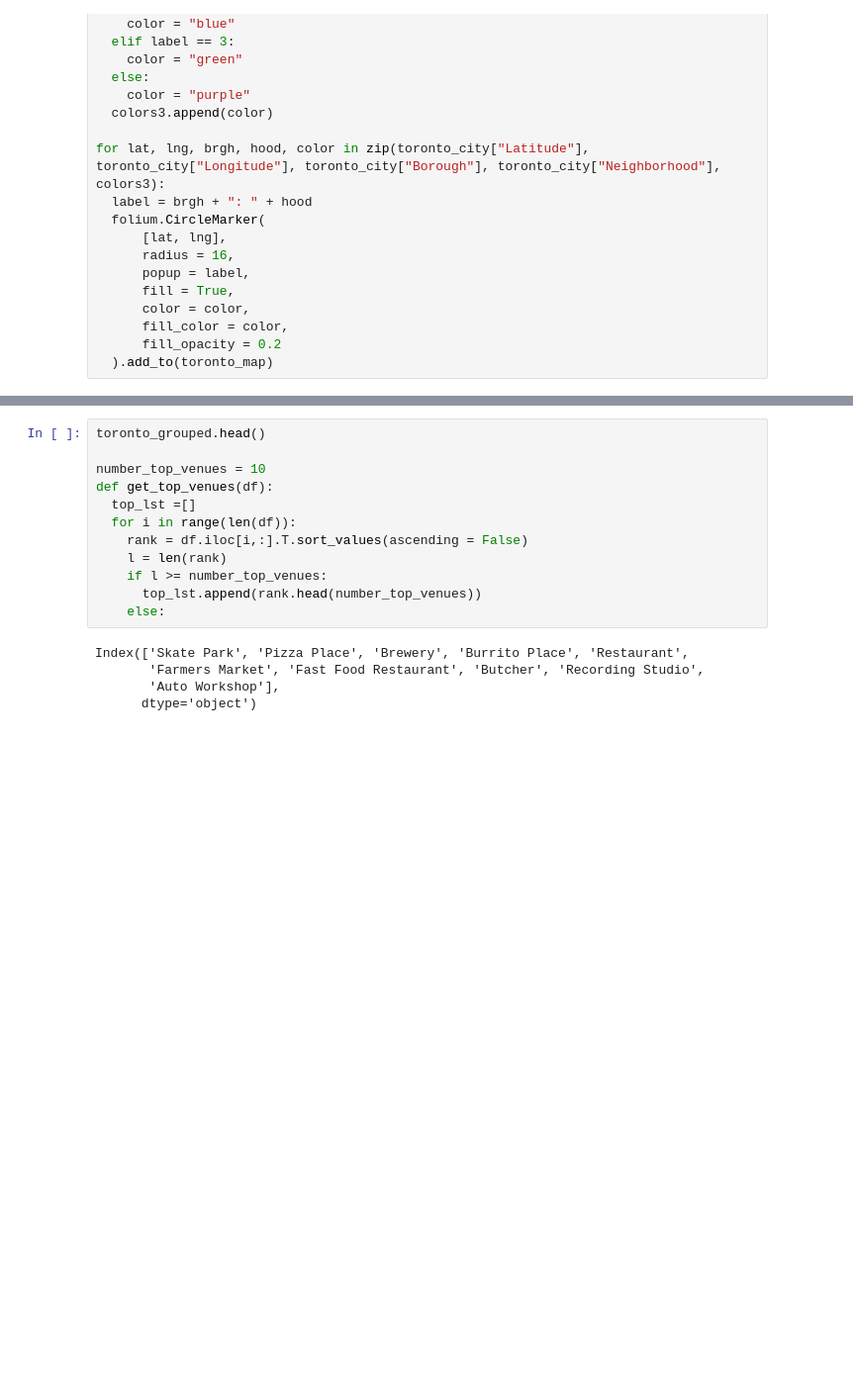
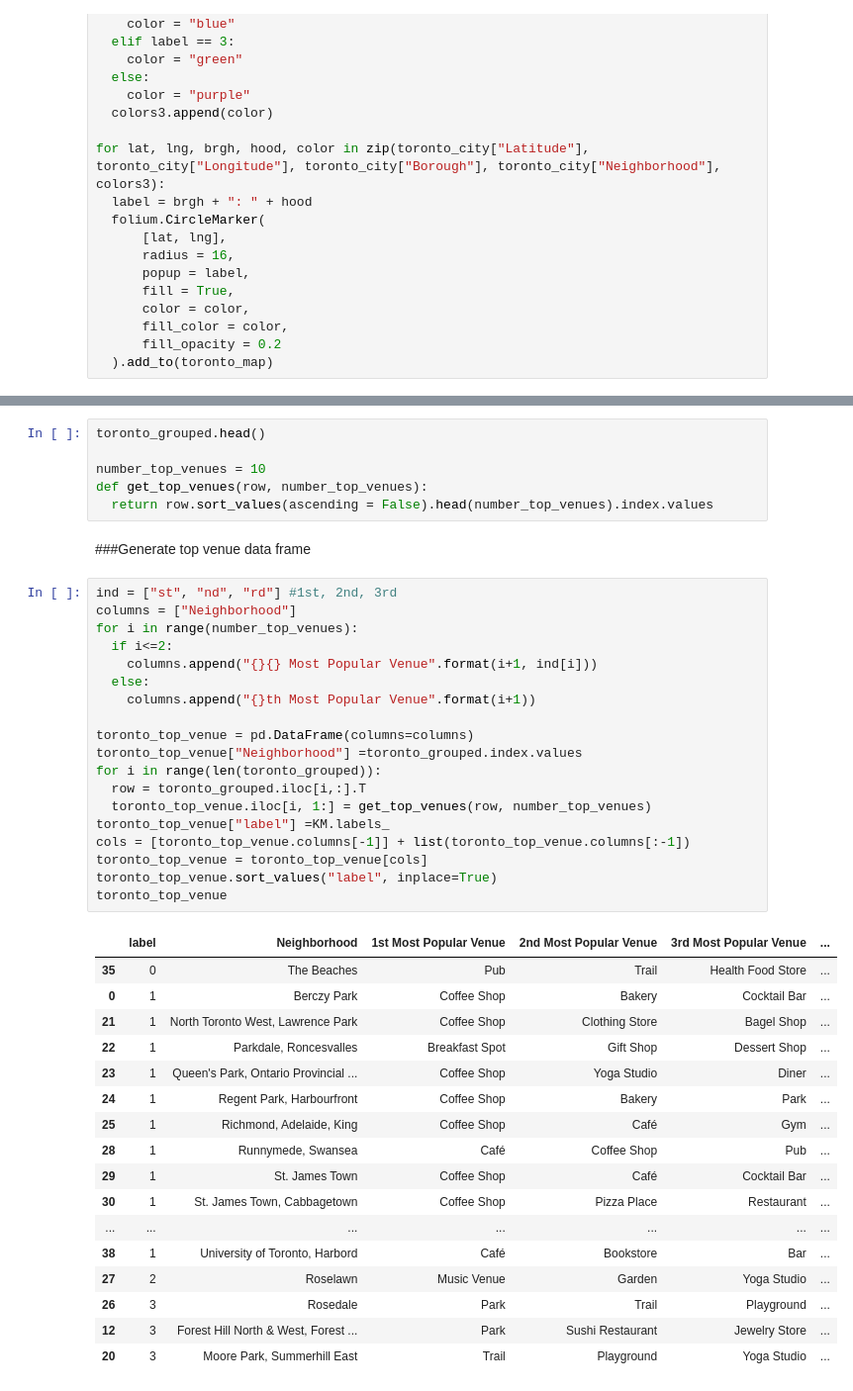
Before and after one commit to vonnan/IBM-capstone-project, a Jupyter notebook: IBM_capstone.ipynb, the cells around one changed output, grey strips where cells are left out. Shown at 99% size. Cells and saved outputs as stored; diff of their text form; blank space fills up the shorter version.

```diff
--- a/IBM_capstone.ipynb
+++ b/IBM_capstone.ipynb
@@ -342,20 +342,48 @@ for lat, lng, brgh, hood, color in zip(toronto_city["Latitude"], toronto_city["L
 toronto_map
 # %% [output]
 [interactive output not drawn]
-# %%
-toronto_grouped.head()
-
-number_top_venues = 10
-def get_top_venues(df):
-  top_lst =[]
-  for i in range(len(df)):
-    rank = df.iloc[i,:].T.sort_values(ascending = False)
-    l = len(rank)
-    if l >= number_top_venues:
-      top_lst.append(rank.head(number_top_venues))
-    else:
-# %% [output]
-Index(['Skate Park', 'Pizza Place', 'Brewery', 'Burrito Place', 'Restaurant',
-       'Farmers Market', 'Fast Food Restaurant', 'Butcher', 'Recording Studio',
-       'Auto Workshop'],
-      dtype='object')
+# %%
+toronto_grouped.head()
+
+number_top_venues = 10
+def get_top_venues(row, number_top_venues):
+  return row.sort_values(ascending = False).head(number_top_venues).index.values
+# %% [markdown]
+###Generate top venue data frame
+# %%
+ind = ["st", "nd", "rd"] #1st, 2nd, 3rd
+columns = ["Neighborhood"]
+for i in range(number_top_venues):
+  if i<=2:
+    columns.append("{}{} Most Popular Venue".format(i+1, ind[i]))
+  else:
+    columns.append("{}th Most Popular Venue".format(i+1))
+
+toronto_top_venue = pd.DataFrame(columns=columns)
+toronto_top_venue["Neighborhood"] =toronto_grouped.index.values
+for i in range(len(toronto_grouped)):
+  row = toronto_grouped.iloc[i,:].T
+  toronto_top_venue.iloc[i, 1:] = get_top_venues(row, number_top_venues)
+toronto_top_venue["label"] =KM.labels_
+cols = [toronto_top_venue.columns[-1]] + list(toronto_top_venue.columns[:-1])
+toronto_top_venue = toronto_top_venue[cols]
+toronto_top_venue.sort_values("label", inplace=True)
+toronto_top_venue
+# %% [output]
+|  | label | Neighborhood | 1st Most Popular Venue | 2nd Most Popular Venue | 3rd Most Popular Venue | ... |
+| 35 | 0 | The Beaches | Pub | Trail | Health Food Store | ... |
+| 0 | 1 | Berczy Park | Coffee Shop | Bakery | Cocktail Bar | ... |
+| 21 | 1 | North Toronto West, Lawrence Park | Coffee Shop | Clothing Store | Bagel Shop | ... |
+| 22 | 1 | Parkdale, Roncesvalles | Breakfast Spot | Gift Shop | Dessert Shop | ... |
+| 23 | 1 | Queen's Park, Ontario Provincial ... | Coffee Shop | Yoga Studio | Diner | ... |
+| 24 | 1 | Regent Park, Harbourfront | Coffee Shop | Bakery | Park | ... |
+| 25 | 1 | Richmond, Adelaide, King | Coffee Shop | Café | Gym | ... |
+| 28 | 1 | Runnymede, Swansea | Café | Coffee Shop | Pub | ... |
+| 29 | 1 | St. James Town | Coffee Shop | Café | Cocktail Bar | ... |
+| 30 | 1 | St. James Town, Cabbagetown | Coffee Shop | Pizza Place | Restaurant | ... |
+| ... | ... | ... | ... | ... | ... | ... |
+| 38 | 1 | University of Toronto, Harbord | Café | Bookstore | Bar | ... |
+| 27 | 2 | Roselawn | Music Venue | Garden | Yoga Studio | ... |
+| 26 | 3 | Rosedale | Park | Trail | Playground | ... |
+| 12 | 3 | Forest Hill North & West, Forest ... | Park | Sushi Restaurant | Jewelry Store | ... |
+| 20 | 3 | Moore Park, Summerhill East | Trail | Playground | Yoga Studio | ... |
```
Also changed, not shown: parts of 13 cells of this notebook.
